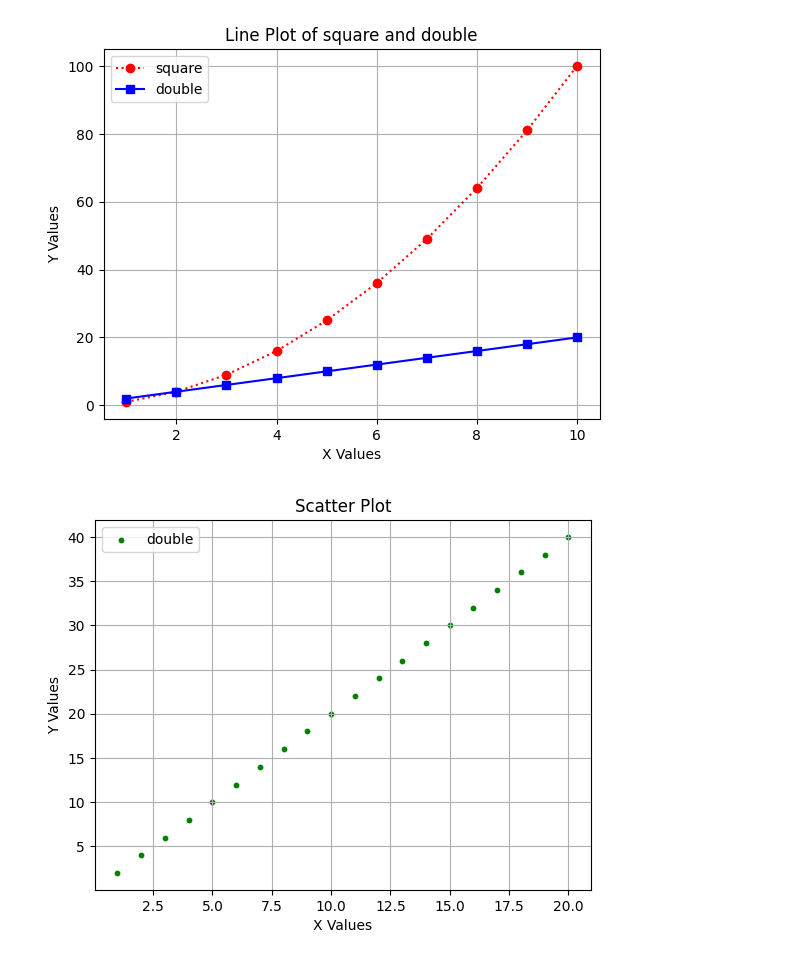
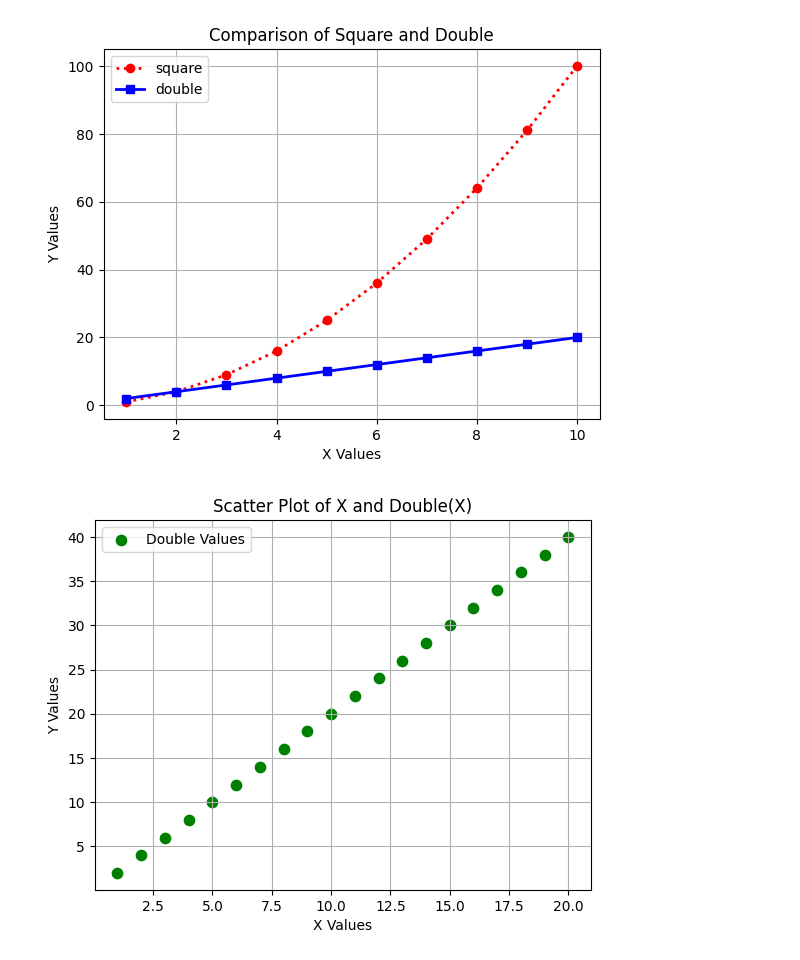
Before and after one commit to cenna-alias/test, a Jupyter notebook: line_plot.ipynb, the cells around one changed output. Cells and saved outputs as stored; diff of their text form; code cells hidden in the pictures.

```diff
--- a/line_plot.ipynb
+++ b/line_plot.ipynb
@@ -24,30 +24,30 @@ x = np.arange(1, 11)
 y1 = x**2
 y2 = 2*x
 
-plt.plot(x, y1, label='square', linestyle=':', marker='o', color='red')
-plt.plot(x, y2, label='double', linestyle='-', marker='s', color='blue')
+plt.plot(x, y1, label='square', linestyle=':', marker='o', color='red', linewidth=2)
+plt.plot(x, y2, label='double', linestyle='-', marker='s', color='blue', linewidth=2)
 
 plt.xlabel("X Values")
 plt.ylabel("Y Values")
-plt.title("Line Plot of square and double")
+plt.title("Comparison of Square and Double")
 plt.legend()
 plt.grid(True)
 plt.show()
 # %% [output]
-[figure, old version]
+[figure, new version]
 # %%
 x = np.arange(1,21)
 y = x*2
-plt.scatter(x, y, s=10, label='double', color='green')
+plt.scatter(x, y, s=55, label='Double Values', color='green')
 
 plt.xlabel("X Values")
 plt.ylabel("Y Values")
-plt.title("Scatter Plot")
+plt.title("Scatter Plot of X and Double(X)")
 plt.legend()
 plt.grid(True)
 plt.show()
 # %% [output]
-[figure, old version]
+[figure, new version]
 # %%
 x=np.arange(1,16)
 y = np.random.randint(1000, 9999, 15)
```
Also changed, not shown: parts of 7 cells of this notebook.
